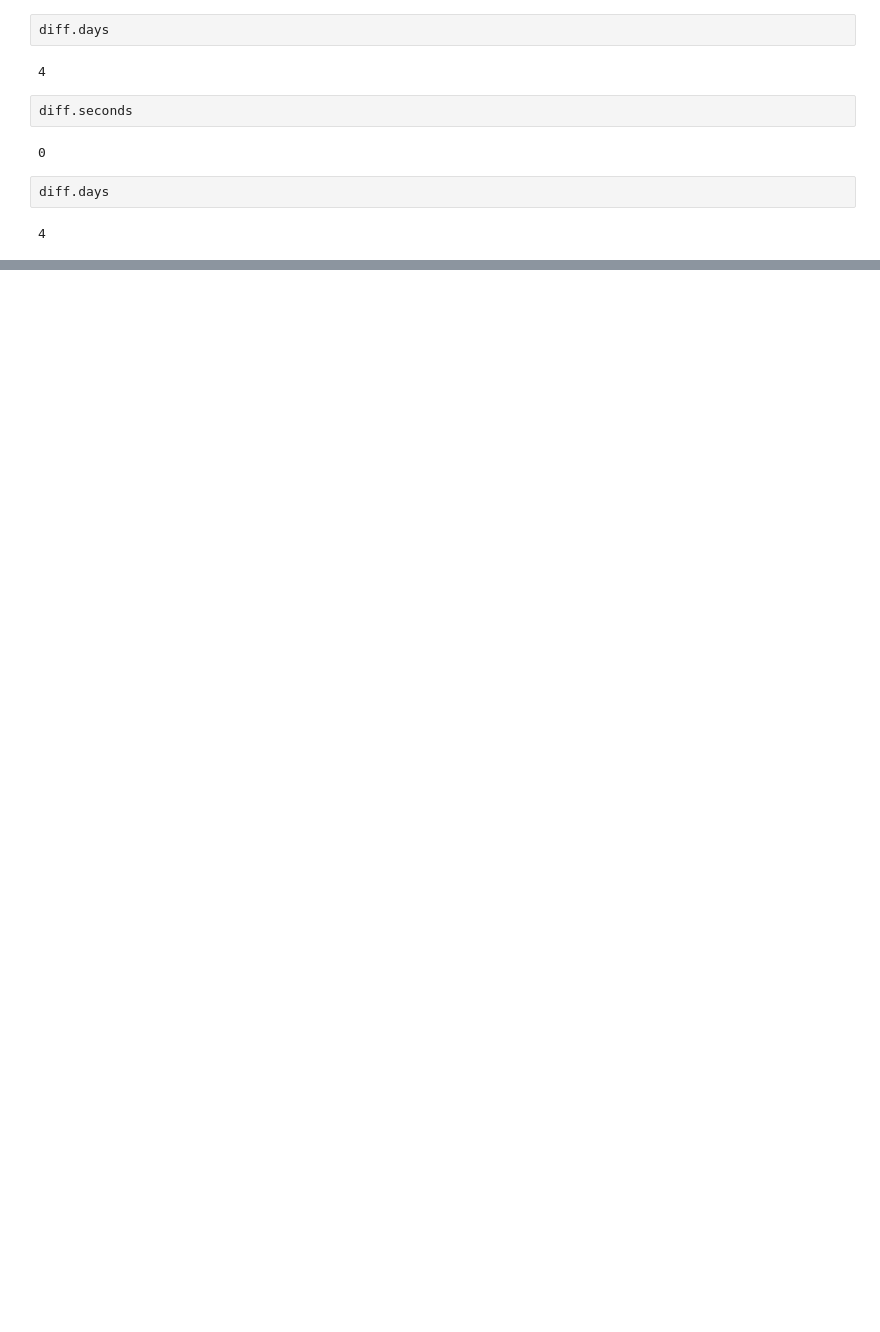
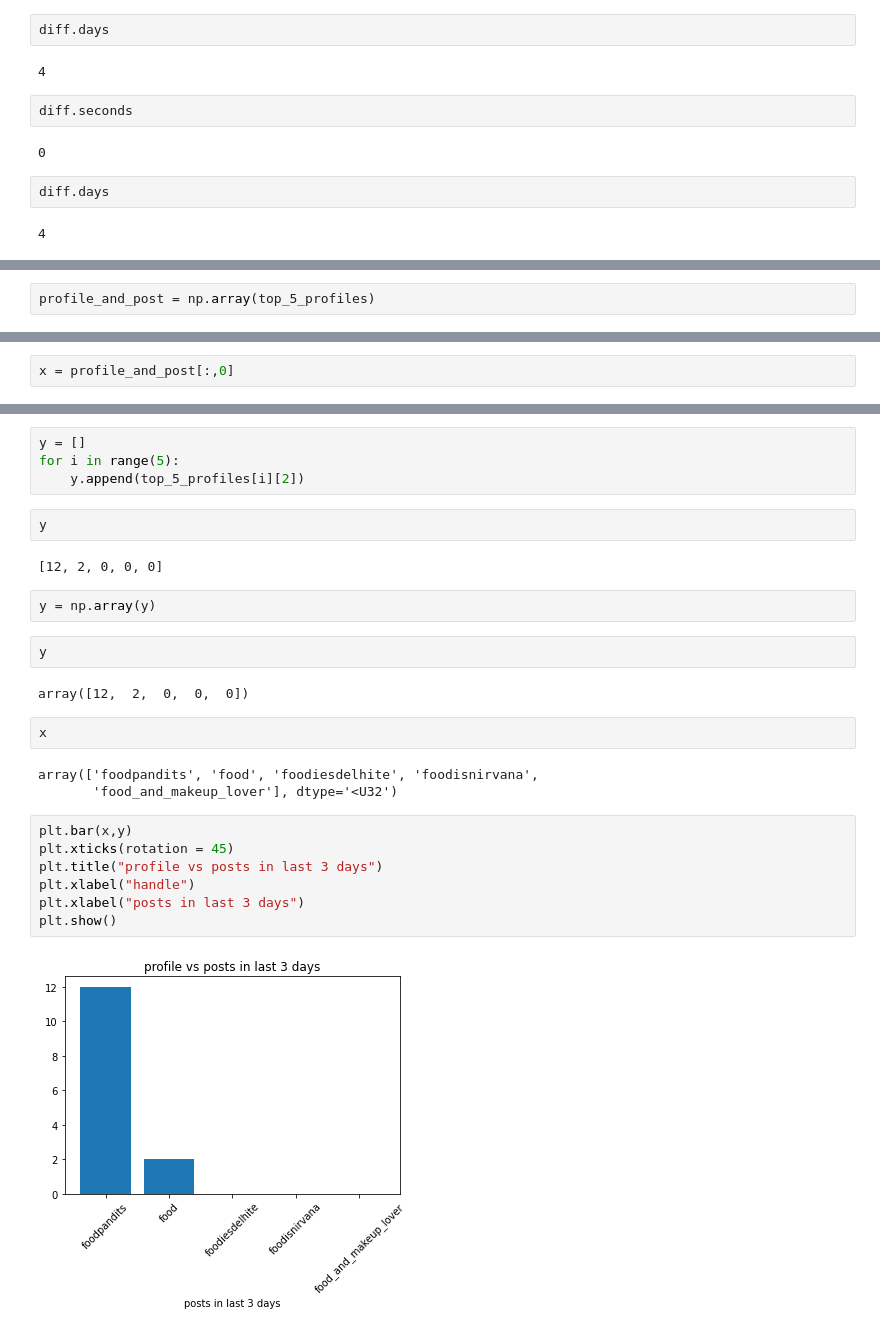
Before and after one commit to chirag-3/Instagram-Food-Vloggers-Data-scraping-using-Selenium, a Jupyter notebook: Food Vlogger Data Analysis.ipynb, the cells around one changed output, grey strips where cells are left out. Saved outputs shown, nothing was run; the diff lists cells and outputs as text; blank space fills up the shorter version.

Commit message:
going to a profile and extracting number of posts in last 3 days and plotting it

```diff
--- a/Food Vlogger Data Analysis.ipynb
+++ b/Food Vlogger Data Analysis.ipynb
@@ -312,0 +416,2 @@ diff.days
+# %%
+profile_and_post = np.array(top_5_profiles)
@@ -312,0 +422,2 @@ diff.days
+# %%
+x = profile_and_post[:,0]
@@ -312,0 +429,28 @@ diff.days
+# %%
+y = []
+for i in range(5):
+    y.append(top_5_profiles[i][2])
+# %%
+y
+# %% [output]
+[12, 2, 0, 0, 0]
+# %%
+y = np.array(y)
+# %%
+y
+# %% [output]
+array([12,  2,  0,  0,  0])
+# %%
+x
+# %% [output]
+array(['foodpandits', 'food', 'foodiesdelhite', 'foodisnirvana',
+       'food_and_makeup_lover'], dtype='<U32')
+# %%
+plt.bar(x,y)
+plt.xticks(rotation = 45)
+plt.title("profile vs posts in last 3 days")
+plt.xlabel("handle")
+plt.xlabel("posts in last 3 days")
+plt.show()
+# %% [output]
+[figure, added]
```
Also changed, not shown: parts of 7 cells of this notebook.
